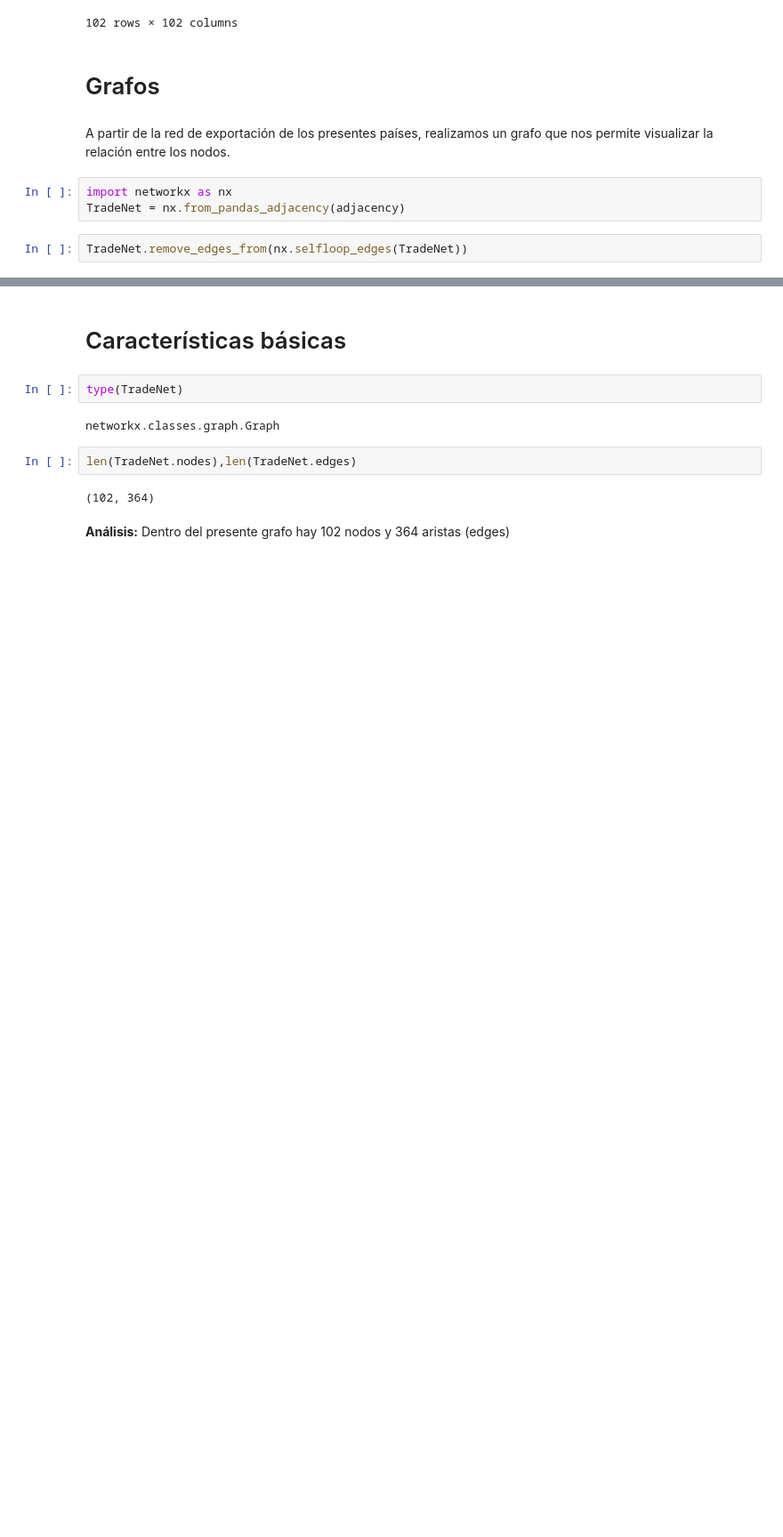
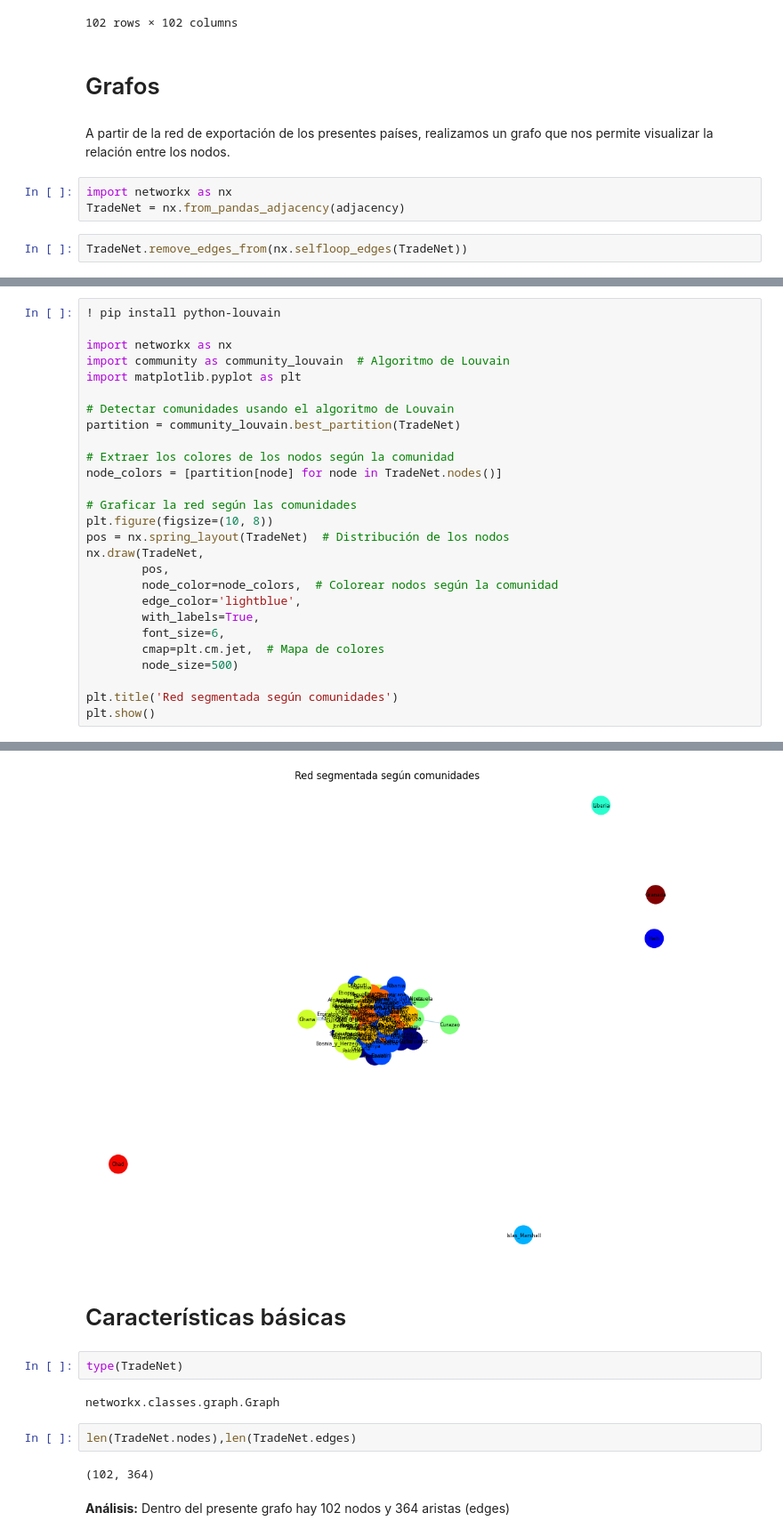
Before and after one commit to brunoruizdc/week3, a Jupyter notebook: index.ipynb, the cells around one changed output, grey strips where cells are left out. Shown at 89% size. Saved outputs shown, nothing was run; the diff lists cells and outputs as text; blank space fills up the shorter version.

```diff
--- a/index.ipynb
+++ b/index.ipynb
@@ -74,0 +75,28 @@ nx.draw_random(TradeNet,
+# %%
+! pip install python-louvain
+
+import networkx as nx
+import community as community_louvain  # Algoritmo de Louvain
+import matplotlib.pyplot as plt
+
+# Detectar comunidades usando el algoritmo de Louvain
+partition = community_louvain.best_partition(TradeNet)
+
+# Extraer los colores de los nodos según la comunidad
+node_colors = [partition[node] for node in TradeNet.nodes()]
+
+# Graficar la red según las comunidades
+plt.figure(figsize=(10, 8))
+pos = nx.spring_layout(TradeNet)  # Distribución de los nodos
+nx.draw(TradeNet,
+        pos,
+        node_color=node_colors,  # Colorear nodos según la comunidad
+        edge_color='lightblue',
+        with_labels=True,
+        font_size=6,
+        cmap=plt.cm.jet,  # Mapa de colores
+        node_size=500)
+
+plt.title('Red segmentada según comunidades')
+plt.show()
+# %% [output]
@@ -75,3 +106,4 @@ nx.draw_random(TradeNet,
+[figure, added]
 # %% [markdown]
 # Características básicas
 # %%
```
Also changed, not shown: parts of 4 cells of this notebook, 1 other file.
